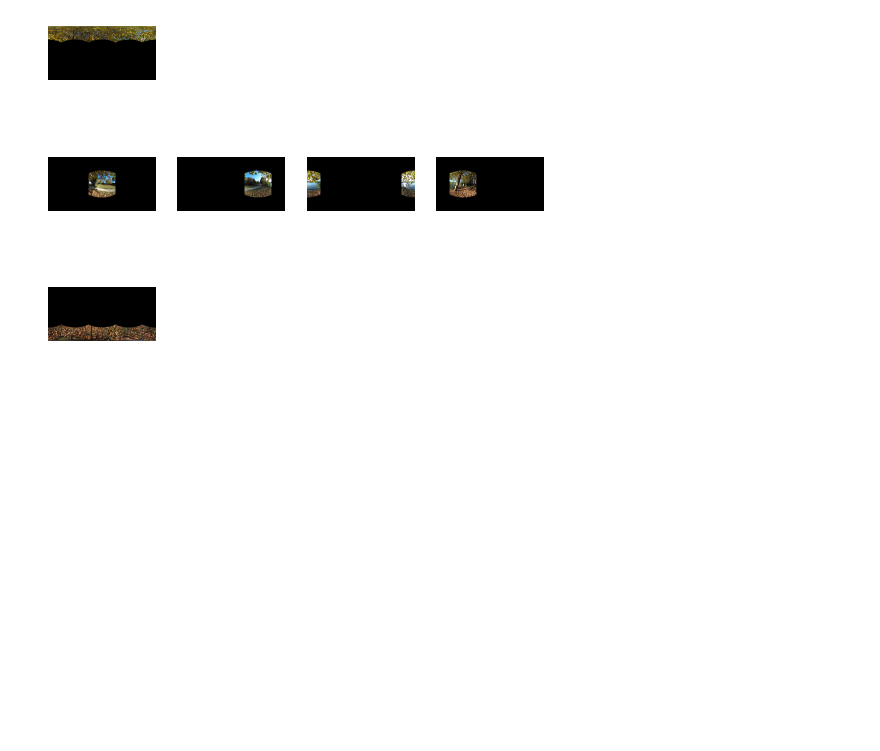
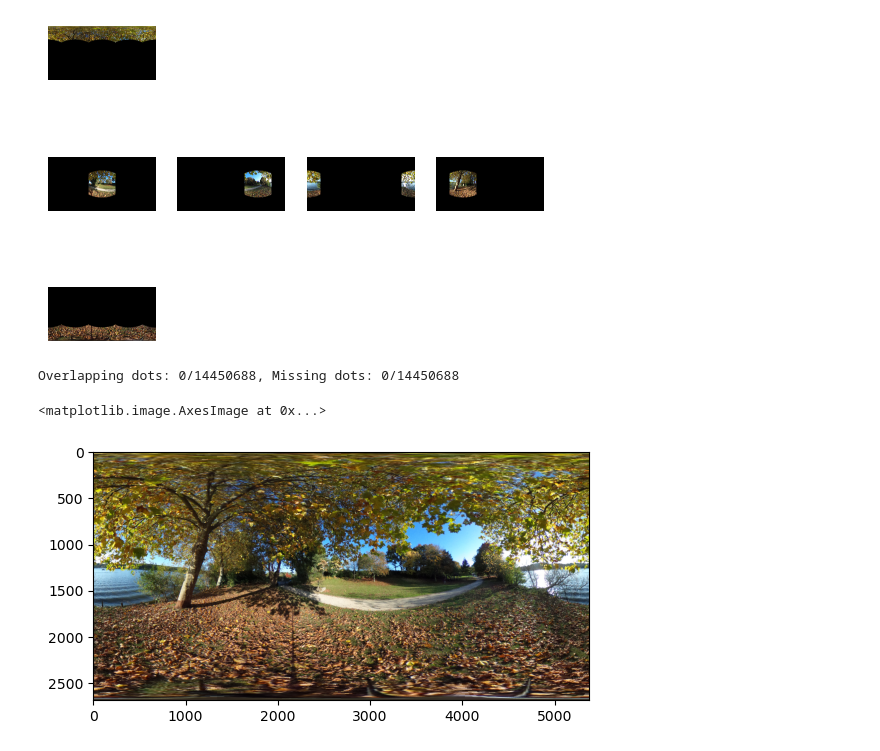
Before and after one commit to islab-sophia/odi-processing, a Jupyter notebook: extracting_planeimage_from_odi.ipynb, the cells around one changed output. Cells and saved outputs as stored; diff of their text form; code cells hidden in the pictures; blank space fills up the shorter version.

```diff
--- a/extracting_planeimage_from_odi.ipynb
+++ b/extracting_planeimage_from_odi.ipynb
@@ -333,3 +333,19 @@ plt.imshow(im[5])
 # %% [output]
 <matplotlib.image.AxesImage at 0x...>
 [figure]
+# %%
+# integration
+im = np.array(im)
+mask = np.array(mask)
+im_sum = np.sum(im, axis=0)
+mask_all = np.sum(mask, axis=0)
+print('Overlapping dots: ' + str(np.sum(mask_all > 1)) + \
+      '/' + str(mask_all.shape[0]*mask_all.shape[1]) + \
+      ', Missing dots: ' + str(np.sum(mask_all == 0)) + \
+      '/' + str(mask_all.shape[0]*mask_all.shape[1]))
+im_all = im_sum / 255.0 / mask_all.reshape(im_sum.shape[0], im_sum.shape[1], -1)
+plt.imshow(im_all)
+# %% [output]
+Overlapping dots: 0/14450688, Missing dots: 0/14450688
+<matplotlib.image.AxesImage at 0x...>
+[figure, added]
```
